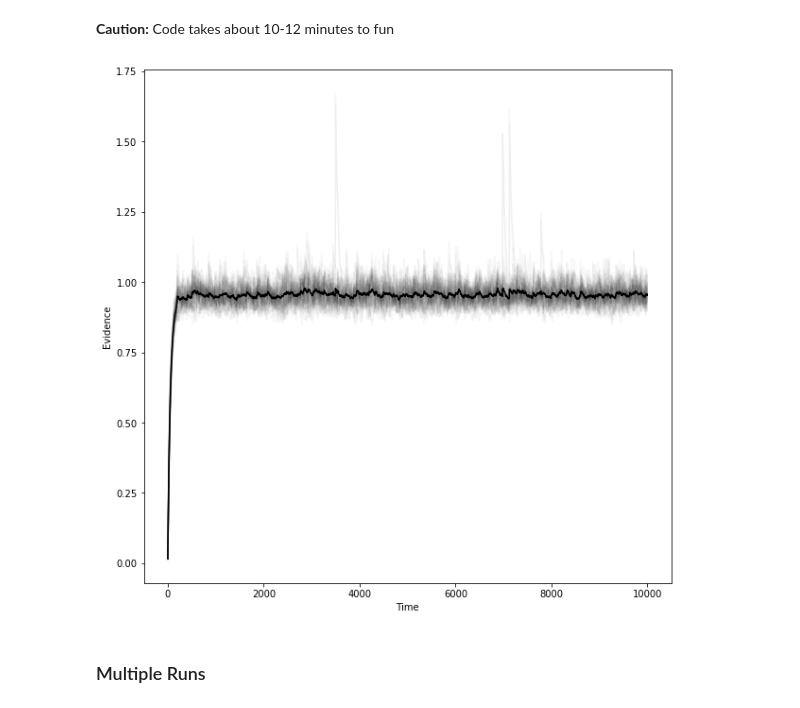
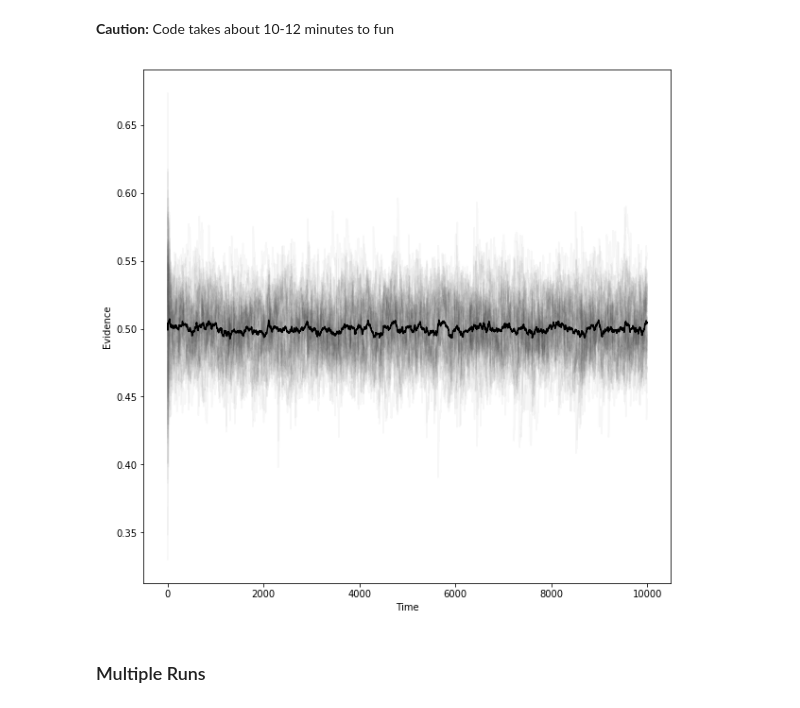
Before and after one commit to arindamsaha1507/QuorumSensing, a Jupyter notebook: Quorum_Unary.ipynb, the cells around one changed output. Cells and saved outputs as stored; diff of their text form; code cells hidden in the pictures.

Commit message:
Added a normalization independent evidence gathering mechanism

```diff
--- a/Quorum_Unary.ipynb
+++ b/Quorum_Unary.ipynb
@@ -28,6 +28,9 @@ class Agent:
         (self.x, self.y) = np.random.random(2)
 
         self.evidence = 0.0
+
+        self.counter = 0.0
+        self.positive = 0.0
 
         if np.random.random() < p:
             self.decision = True
@@ -95,12 +98,14 @@ def gather_evidence(S,N,lam,tau):
 
     Dist = dist_matrix(S)
     for j in range(N):
-        S[j].evidence -= S[j].evidence * tau
+        S[j].positive -= S[j].positive * tau
+        S[j].counter -= S[j].counter * tau
         for k in range(N):
             if j != k:
+                S[j].counter += lam/Dist[j,k]
                 if S[k].decision == True:
-                    S[j].evidence += lam/Dist[j,k]
-                    #S[j].evidence += np.exp(-lam * Dist[j,k]**2)
+                    S[j].positive += lam/Dist[j,k]
+        S[j].evidence = S[j].positive / S[j].counter
 # %% [markdown]
 ## Moving the Agents
 # %% [markdown]
@@ -192,7 +197,8 @@ def simulate(para):
 
     ZZ += np.mean(Z, axis=1)
 
-    norm_factor = normalization(para['N'],para['lam'],para['tau'])
+    norm_factor = 1
+#     norm_factor = normalization(para['N'],para['lam'],para['tau'])
 
     out = {
         'positions': pos,
@@ -231,12 +237,12 @@ def position_plotter(N, output, index, ti, tf):
 __Caution:__ Code takes about 10-12 minutes to fun
 # %%
 set_plotter_axes((10,10), 'Time', 'Evidence')
-para = set_parameters(N=50)
+para = set_parameters(N=50, prob=0.5)
 output = simulate(para)
 evidence_plotter(para['N'],output,'k','')
 plt.show()
 # %% [output]
-[figure, old version]
+[figure, new version]
 # %% [markdown]
 ### Multiple Runs
 # %% [markdown]
```
